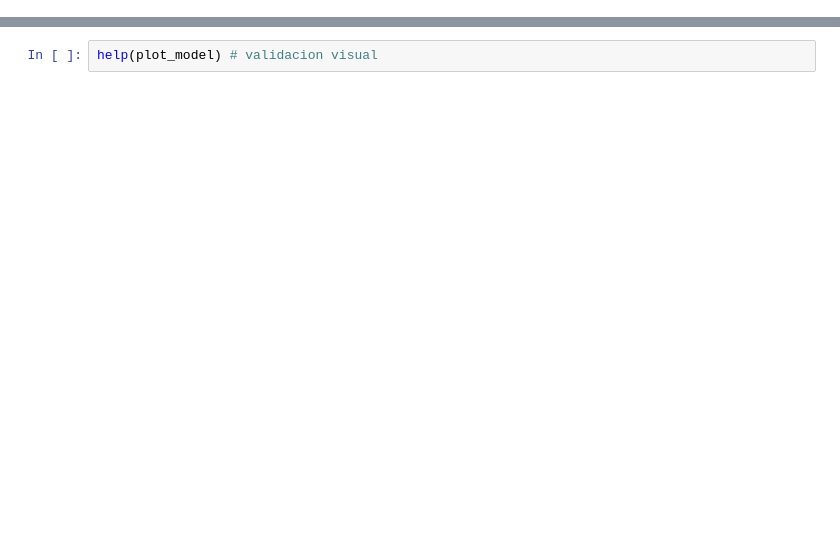
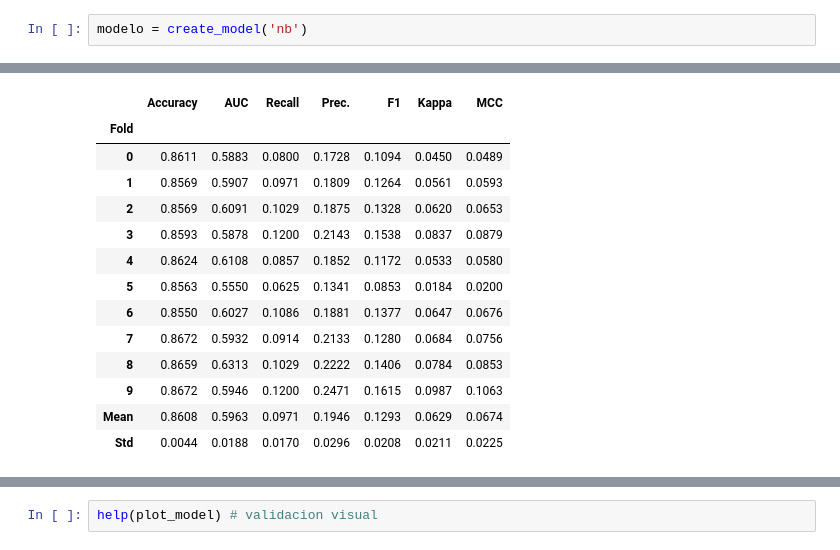
Before and after one commit to jagvgithub/Classification_Regression_models, a Jupyter notebook: ModeloPrepagosVehiculo.ipynb, the cells around one changed output, grey strips where cells are left out. Saved outputs shown, nothing was run; the diff lists cells and outputs as text; blank space fills up the shorter version.

```diff
--- a/ModeloPrepagosVehiculo.ipynb
+++ b/ModeloPrepagosVehiculo.ipynb
@@ -57,0 +344,3 @@ modelo = create_model('lr')
+# %%
+modelo = create_model('nb')
+# %% [output]
@@ -57,0 +348,14 @@ modelo = create_model('lr')
+|  | Accuracy | AUC | Recall | Prec. | F1 | Kappa | MCC |
+| Fold |  |  |  |  |  |  |  |
+| 0 | 0.8611 | 0.5883 | 0.0800 | 0.1728 | 0.1094 | 0.0450 | 0.0489 |
+| 1 | 0.8569 | 0.5907 | 0.0971 | 0.1809 | 0.1264 | 0.0561 | 0.0593 |
+| 2 | 0.8569 | 0.6091 | 0.1029 | 0.1875 | 0.1328 | 0.0620 | 0.0653 |
+| 3 | 0.8593 | 0.5878 | 0.1200 | 0.2143 | 0.1538 | 0.0837 | 0.0879 |
+| 4 | 0.8624 | 0.6108 | 0.0857 | 0.1852 | 0.1172 | 0.0533 | 0.0580 |
+| 5 | 0.8563 | 0.5550 | 0.0625 | 0.1341 | 0.0853 | 0.0184 | 0.0200 |
+| 6 | 0.8550 | 0.6027 | 0.1086 | 0.1881 | 0.1377 | 0.0647 | 0.0676 |
+| 7 | 0.8672 | 0.5932 | 0.0914 | 0.2133 | 0.1280 | 0.0684 | 0.0756 |
+| 8 | 0.8659 | 0.6313 | 0.1029 | 0.2222 | 0.1406 | 0.0784 | 0.0853 |
+| 9 | 0.8672 | 0.5946 | 0.1200 | 0.2471 | 0.1615 | 0.0987 | 0.1063 |
+| Mean | 0.8608 | 0.5963 | 0.0971 | 0.1946 | 0.1293 | 0.0629 | 0.0674 |
+| Std | 0.0044 | 0.0188 | 0.0170 | 0.0296 | 0.0208 | 0.0211 | 0.0225 |
```
Also changed, not shown: parts of 34 cells of this notebook.
